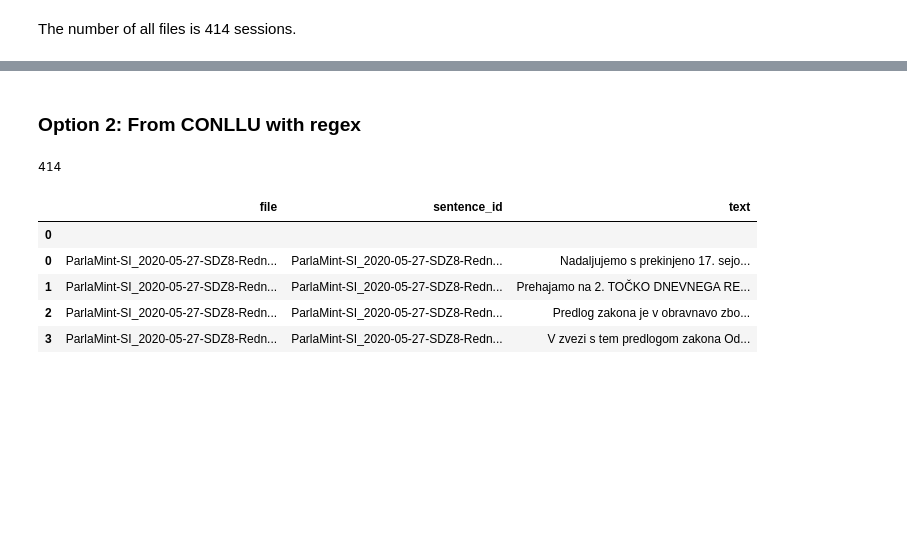
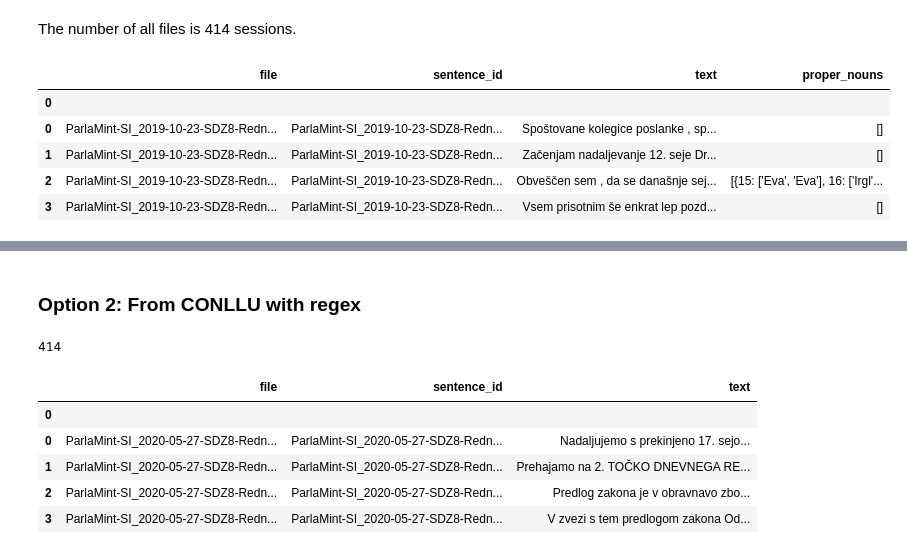
Before and after one commit to TajaKuzman/Parlamint-translation, a Jupyter notebook: 1-Prepare-and-translate-data.ipynb, the cells around one changed output, grey strips where cells are left out. Cells and saved outputs as stored; diff of their text form; code cells hidden in the pictures; blank space fills up the shorter version.

```diff
--- a/1-Prepare-and-translate-data.ipynb
+++ b/1-Prepare-and-translate-data.ipynb
@@ -28,6 +32,2 @@ parl_list
 # %% [markdown]
 The number of all files is 414 sessions.
-# %%
-with open(f"ParlaMint-SI.TEI.ana/ParlaMint-SI_2014-08-01-SDZ7-Redna-01.ana.xml", "r") as file:
-	# Read each line in the file, readlines() returns a list of lines
-	content = bs(file, 'lxml')
@@ -67,2 +92,11 @@ for i in parl_list:
+# %%
+df.head()
+# %% [output]
+|  | file | sentence_id | text | proper_nouns |
+| 0 |  |  |  |  |
+| 0 | ParlaMint-SI_2019-10-23-SDZ8-Redn... | ParlaMint-SI_2019-10-23-SDZ8-Redn... | Spoštovane kolegice poslanke , sp... | [] |
+| 1 | ParlaMint-SI_2019-10-23-SDZ8-Redn... | ParlaMint-SI_2019-10-23-SDZ8-Redn... | Začenjam nadaljevanje 12. seje Dr... | [] |
+| 2 | ParlaMint-SI_2019-10-23-SDZ8-Redn... | ParlaMint-SI_2019-10-23-SDZ8-Redn... | Obveščen sem , da se današnje sej... | [{15: ['Eva', 'Eva'], 16: ['Irgl'... |
+| 3 | ParlaMint-SI_2019-10-23-SDZ8-Redn... | ParlaMint-SI_2019-10-23-SDZ8-Redn... | Vsem prisotnim še enkrat lep pozd... | [] |
 # %%
 df.describe(include="all")
```
Also changed, not shown: parts of 32 cells of this notebook, 4 other files.
